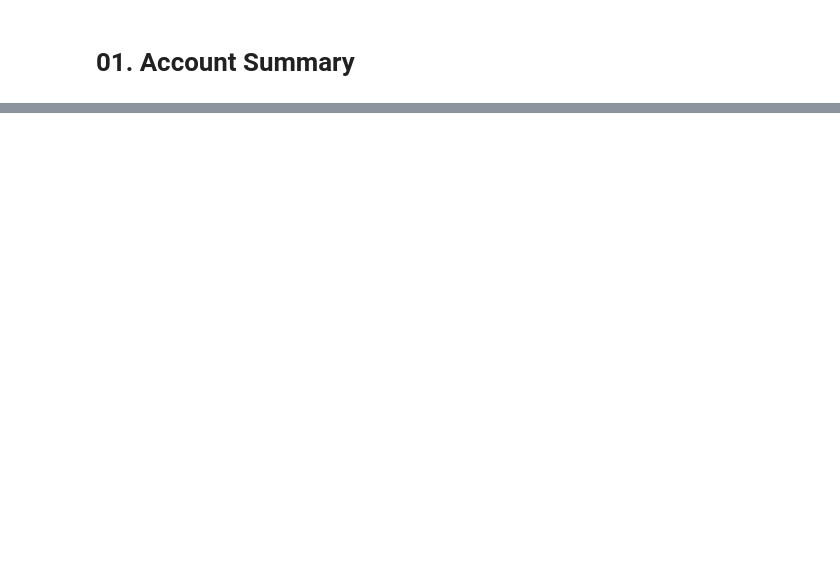
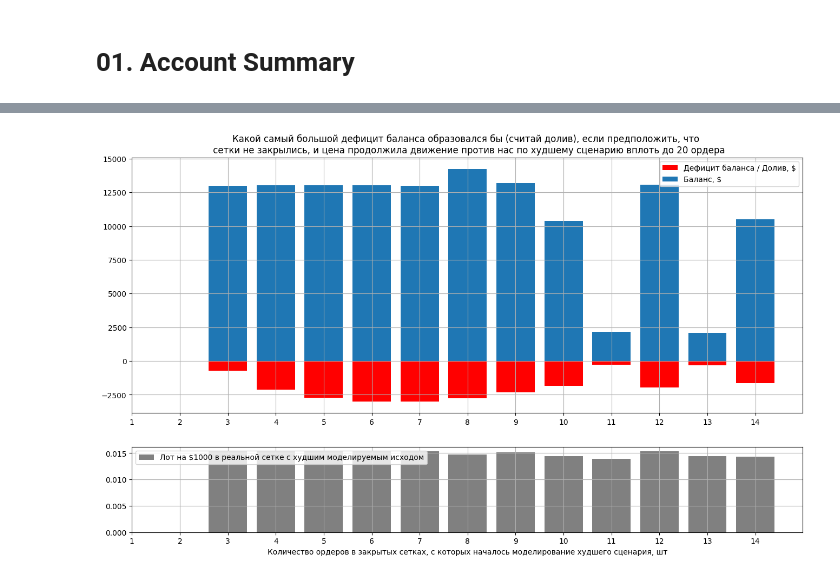
Before and after one commit to sournk/rf-history, a Jupyter notebook: research/analize.ipynb, the cells around one changed output, grey strips where cells are left out. Cells and saved outputs as stored; diff of their text form; code cells hidden in the pictures; blank space fills up the shorter version.

```diff
--- a/research/analize.ipynb
+++ b/research/analize.ipynb
@@ -503,0 +155,5 @@ df_grids.sort_values(by='DK_DRAWDOWN_20_RATIO', ascending=False).head(10)
+# %%
+fig = an.get_worst_equity_20_chart(df_grids=df_grids)
+fig.show()
+# %% [output]
+[figure, added]
```
Also changed, not shown: parts of 28 cells of this notebook, 3 other files.
